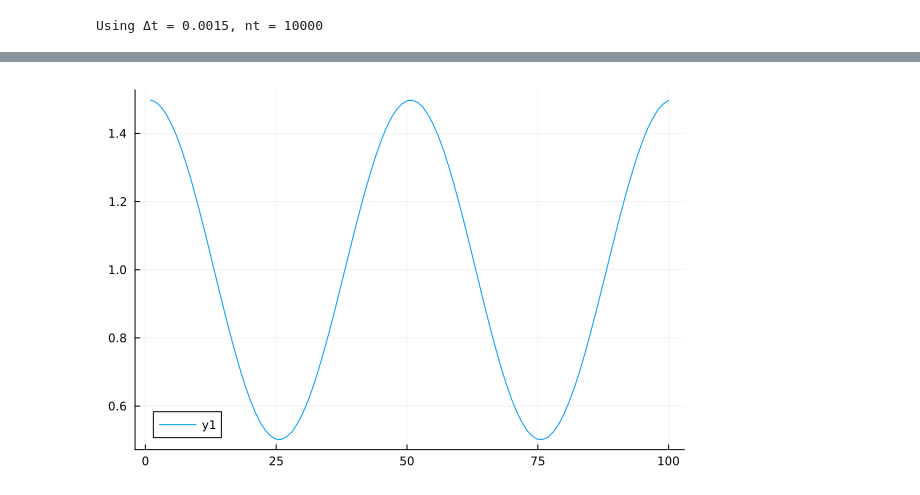
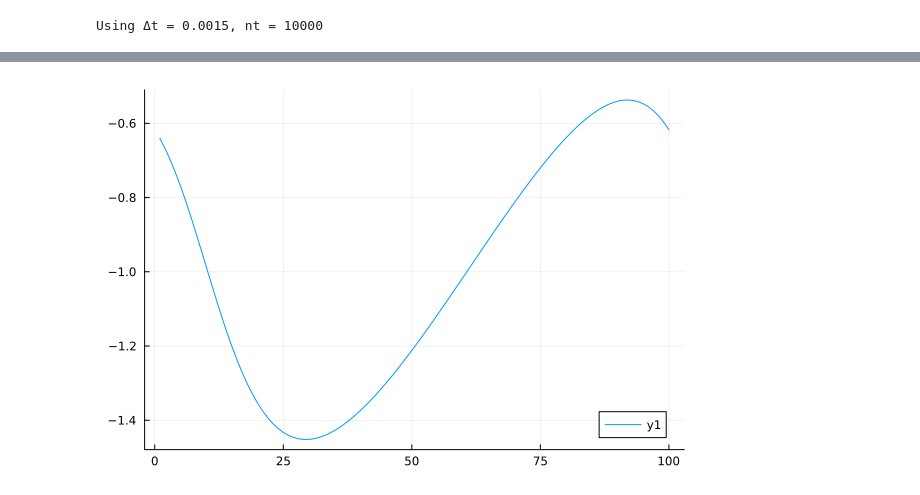
Before and after one commit to mlenes/surrogate_flow, a Jupyter notebook: Burgers_FV.ipynb, the cells around one changed output, grey strips where cells are left out. Cells and saved outputs as stored; diff of their text form; code cells hidden in the pictures.

```diff
--- a/Burgers_FV.ipynb
+++ b/Burgers_FV.ipynb
@@ -106,6 +107,6 @@ plot(masses)
 # %%
-plot(sol[10])
+plot(sol[1000])
 # %% [output]
-[figure, old version]
+[figure, new version]
 # %%
 cfl = 0.8
```
Also changed, not shown: parts of 4 cells of this notebook, 26 other files.
